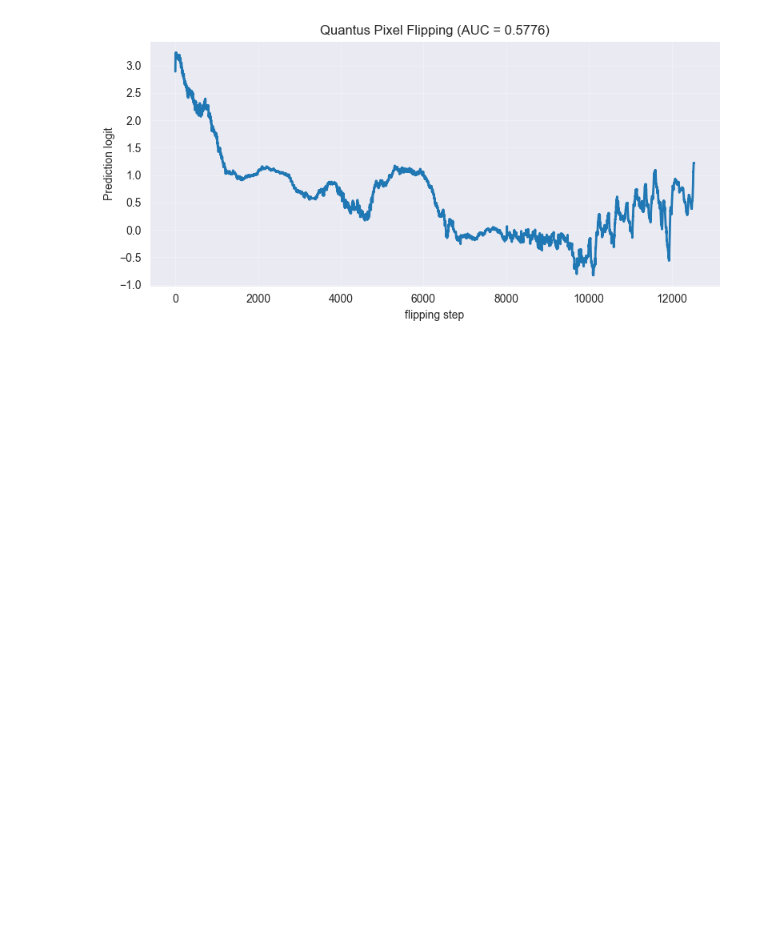
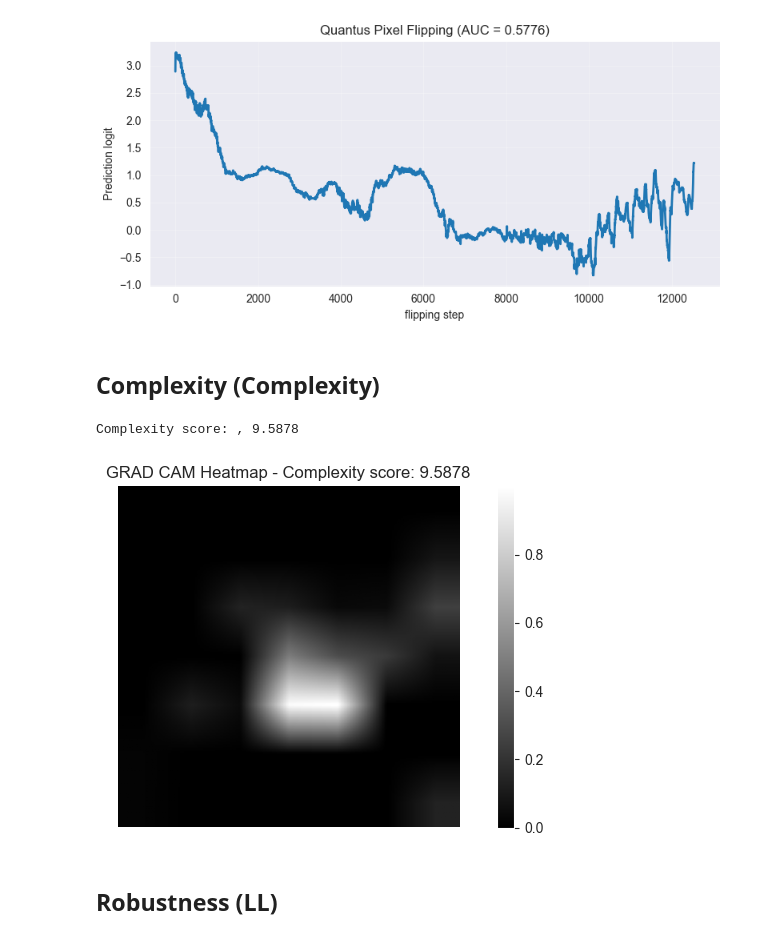
Before and after one commit to Liuian/UU_Explainable_AI_Group_Project, a Jupyter notebook: project2/main.ipynb, the cells around one changed output. Saved outputs shown, nothing was run; the diff lists cells and outputs as text; code cells hidden in the pictures; blank space fills up the shorter version.

Commit message:
Complexity and Robustness are added

```diff
--- a/project2/main.ipynb
+++ b/project2/main.ipynb
@@ -1000,10 +1002,10 @@ transforms = transforms.Compose([
     transforms.ToTensor(),
     transforms.Normalize(mean=[0.5],std=[0.5])
 ])
-img = Image.open("dataset/test_image.png")
-# raw_boxes = [[55,160,144,264]]
+img = Image.open("dataset/Rad_5.png")
+raw_boxes = [[55,160,144,264]]
 # raw_boxes = [[173,139,278,249]]
-raw_boxes = [[44,137,144,256]]
+# raw_boxes = [[44,137,144,256]]
 # raw_boxes = [[44,159,133,303],[176,168,265,272]]
 # raw_boxes = [[30,169,160,285]]
 input_tensor =transforms(img).unsqueeze(0).to(device)
@@ -1177,3 +1179,38 @@ plt.show()
 Pixel Flipping curve length: 12544
 Pixel Flipping AUC: 0.577646
 [figure]
+# %% [markdown]
+## Complexity (Complexity)
+# %%
+complexity_metric = quantus.Complexity(
+    abs=True,
+    normalise=True,
+)
+complexity_scores = complexity_metric(
+    model=model,
+    x_batch=input_tensor.cpu().numpy(), #[1,1,224,224]
+    a_batch=grayscale_cam[np.newaxis, ...],#[1,224,224]
+    y_batch=np.array([0]),
+    device=device,
+    softmax=False
+)
+complexity_score = float(complexity_scores[0])
+print(f"Complexity score: , {complexity_score:.4f}")
+
+save_dir = os.path.join(OUTPUT_DIR, "complexity")
+os.makedirs(save_dir, exist_ok=True)
+
+plt.figure(figsize=(8, 4))
+plt.imshow(grayscale_cam,cmap='gray')
+plt.colorbar()
+plt.title(f"GRAD CAM Heatmap - Complexity score: {complexity_score:.4f}")
+plt.axis("off")
+plt.tight_layout()
+plt.tight_layout()
+plt.savefig(os.path.join(save_dir, "complexity_rad5.png"), dpi=300)
+plt.show()
+# %% [output]
+Complexity score: , 9.5878
+[figure, added]
+# %% [markdown]
+## Robustness (LL)
```
Also changed, not shown: parts of 6 cells of this notebook, 5 other files.
